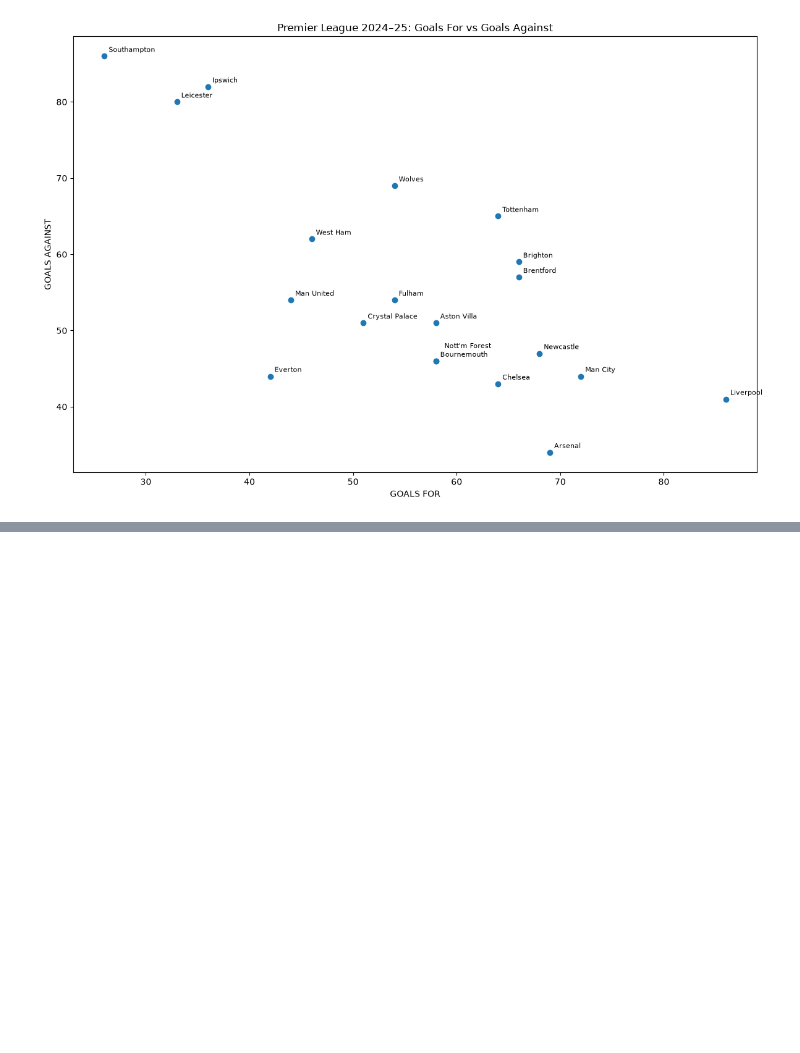
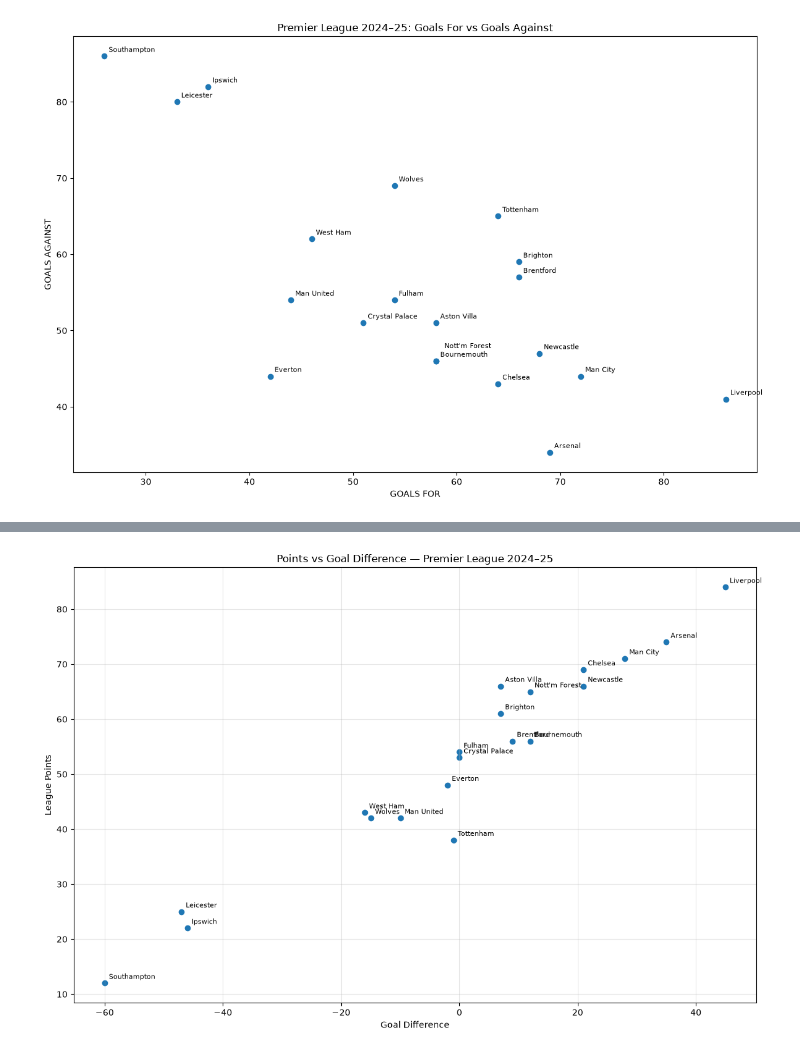
Before and after one commit to Shu123ty/2024-2025_premier_league_analysis, a Jupyter notebook: notebooks/02_league_table_analysis.ipynb, the cells around one changed output, grey strips where cells are left out. Drawn from its saved outputs; the diff is of its cells as text; code cells hidden in the pictures; blank space fills up the shorter version.

```diff
--- a/notebooks/02_league_table_analysis.ipynb
+++ b/notebooks/02_league_table_analysis.ipynb
@@ -392,0 +631,27 @@ away_goals = {}
+# %%
+plt.figure(figsize=(12, 8))
+
+plt.scatter(league_table["GD"], league_table["Points"])
+
+for team, row in league_table.iterrows():
+    plt.annotate(
+        team,
+        (row["GD"], row["Points"]),
+        xytext=(5, 5),
+        textcoords="offset points",
+        fontsize=8
+    )
+
+plt.xlabel("Goal Difference")
+plt.ylabel("League Points")
+plt.title("Points vs Goal Difference — Premier League 2024–25")
+plt.grid(alpha=0.3)
+plt.tight_layout()
+plt.savefig(
+    "outputs/figures/points_vs_goal_difference.png",
+    dpi=300,
+    bbox_inches="tight"
+)
+plt.show()
+# %% [output]
+[figure, added]
```
Also changed, not shown: parts of 18 cells of this notebook, 6 other files.
